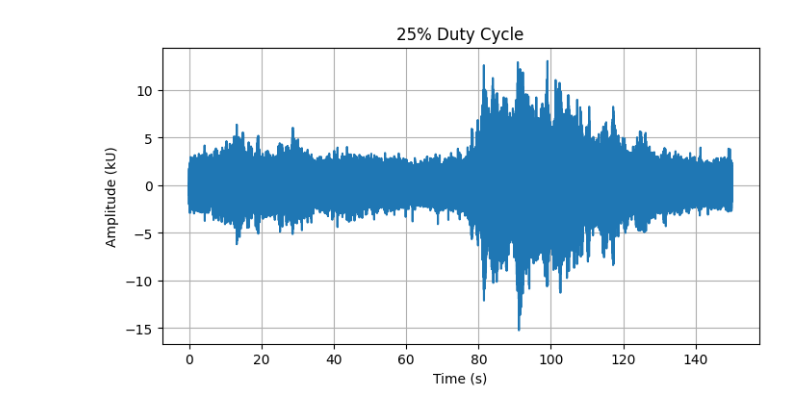
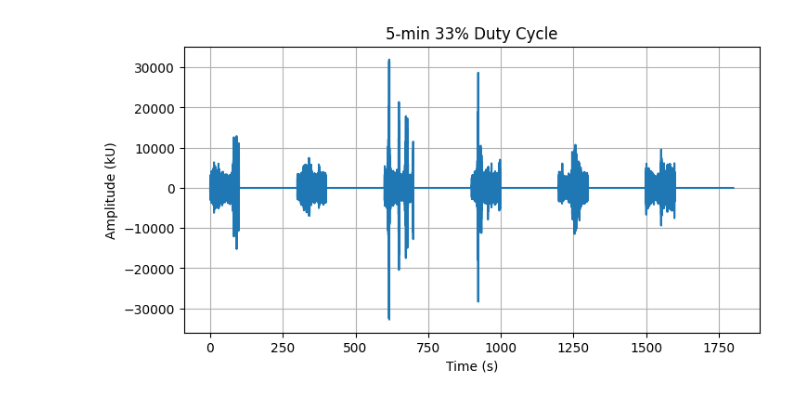
Before and after one commit to ctuguinay/bat-detector-msds, a Jupyter notebook: notebooks/subsample.ipynb, the cells around one changed output. Cells and saved outputs as stored; diff of their text form; code cells hidden in the pictures.

```diff
--- a/notebooks/subsample.ipynb
+++ b/notebooks/subsample.ipynb
@@ -60,17 +56,42 @@ plt.show()
 # %%
-plt.figure(figsize=(8, 4))
-plt.title("25% Duty Cycle")
-plt.plot(s4/fs, audio4/1000)
-plt.ylabel("Amplitude (kU)")
-plt.xlabel("Time (s)")
-plt.grid(which="both")
-plt.show()
+# plt.figure(figsize=(8, 4))
+# plt.title("25% Duty Cycle")
+# plt.plot(s4/fs, audio4/1000)
+# plt.ylabel("Amplitude (kU)")
+# plt.xlabel("Time (s)")
+# plt.grid(which="both")
+# plt.show()
-# %% [output]
-[figure, removed]
 # %%
 filepath = f"{Path.home()}/Downloads"
 
 filename = "20210910_030000.WAV"
 
-## Read audio .WAV file
-fs, audio = wav.read(Path(f"{filepath}/{filename}"))
+# ## Read audio .WAV file
+# fs, audio = wav.read(Path(f"{filepath}/{filename}"))
+# %%
+def subsample_frompath_withcyclelength(audio_filepath, output_dir, cycle_length, percent_on):
+
+    audio = sf.SoundFile(audio_filepath)
+
+    sr = audio.samplerate
+    audio_length = audio.frames
+    frames_on = percent_on * (cycle_length * sr)
+    sub_audio = np.array([])
+    times = 0
+    cur_pointer = 0
+
+    while (cur_pointer < audio_length):
+        times += 1
+        cur_audio = audio.read(np.round(frames_on).astype('int32'), dtype='int16')
+        cur_pointer = times * cycle_length * sr
+        sub_audio = np.concatenate([sub_audio, cur_audio, np.zeros(np.round((cycle_length*sr) - frames_on).astype('int32'))])
+        if (cur_pointer < audio_length - frames_on):
+            audio.seek(cur_pointer)
+
+
+    op_file = os.path.basename(audio_filepath.name).replace(" ", "_")
+    op_file = f"{op_file[:-4]}__{(percent_on):.0%}DUTYCYCLE.WAV"
+
+    sf.write(os.path.join(output_dir, op_file), sub_audio, sr, subtype='PCM_16')
+
+    return sr, sub_audio
@@ -76,0 +108,12 @@ fs, audio = wav.read(Path(f"{filepath}/{filename}"))
+# %%
+sr, audio = subsample_frompath_withcyclelength(audio_filepath = Path(f'{filepath}/{filename}'), output_dir = filepath, cycle_length = 300, percent_on=0.33)
+
+plt.figure(figsize=(8, 4))
+plt.title("5-min 33% Duty Cycle")
+plt.plot(np.arange(0, sr*1800) / sr, audio)
+plt.ylabel("Amplitude (kU)")
+plt.xlabel("Time (s)")
+plt.grid(which="both")
+plt.show()
+# %% [output]
+[figure, added]
```
Also changed, not shown: parts of 13 cells of this notebook, 3 other files.
